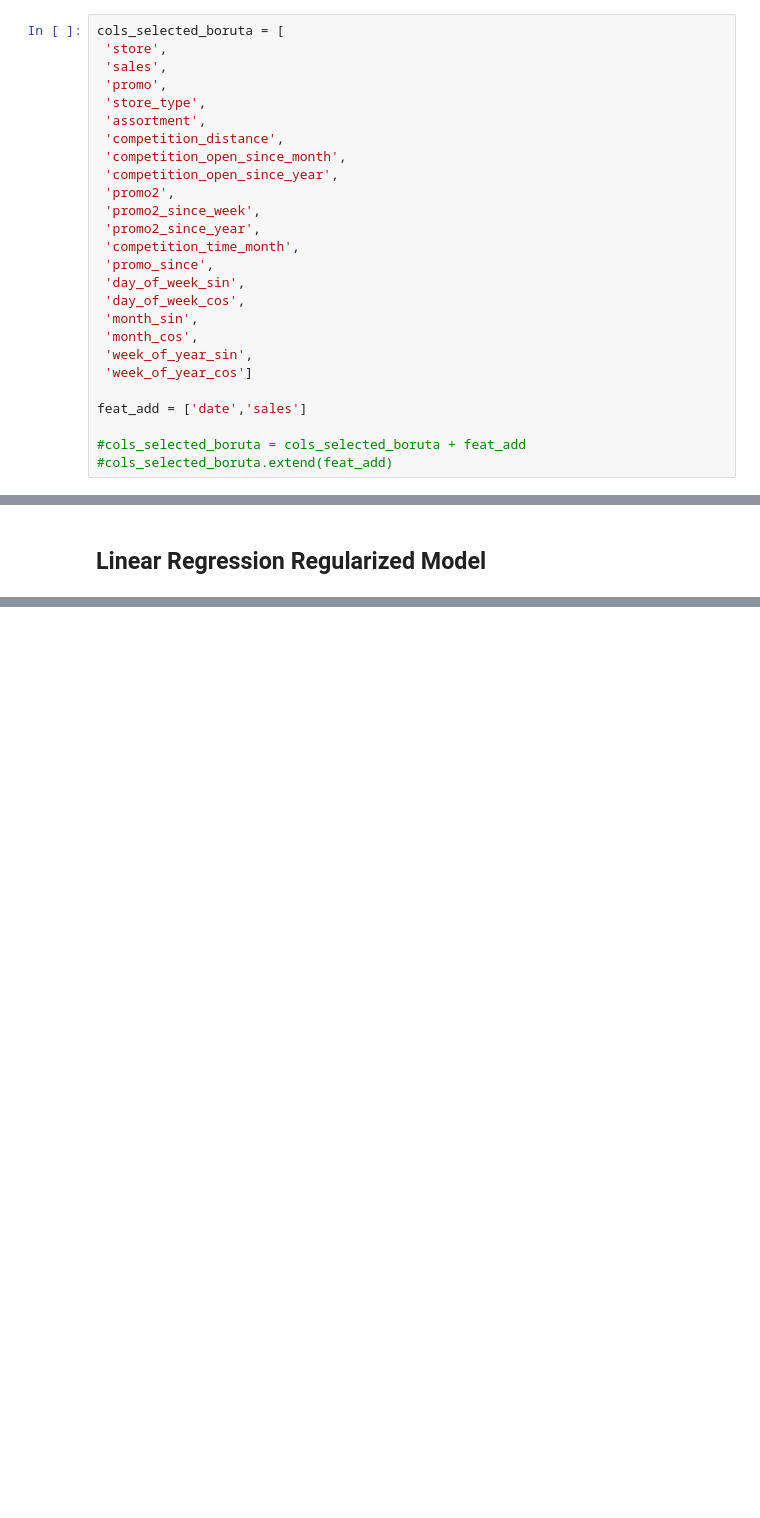
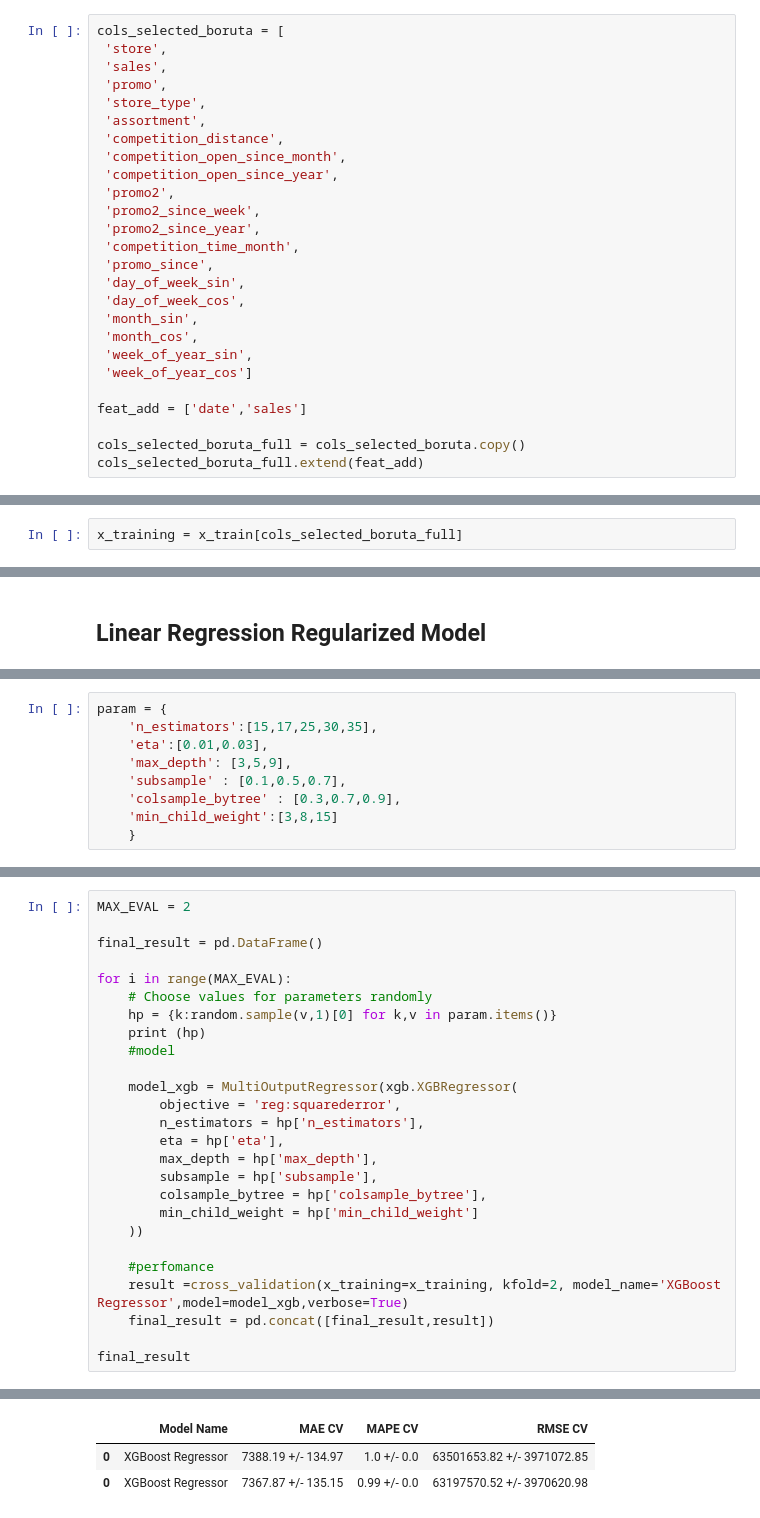
Before and after one commit to LucasK29/DataScience_Em_Producao, a Jupyter notebook: notebooks/modulo07_ machine_learning_modelling.ipynb, the cells around one changed output, grey strips where cells are left out. Saved outputs shown, nothing was run; the diff lists cells and outputs as text; blank space fills up the shorter version.

```diff
--- a/notebooks/modulo07_ machine_learning_modelling.ipynb
+++ b/notebooks/modulo07_ machine_learning_modelling.ipynb
@@ -1089,10 +1164,12 @@ cols_selected_boruta = [
 
 feat_add = ['date','sales']
 
-#cols_selected_boruta = cols_selected_boruta + feat_add
-#cols_selected_boruta.extend(feat_add)
+cols_selected_boruta_full = cols_selected_boruta.copy()
+cols_selected_boruta_full.extend(feat_add)
 # %% [markdown]
 # Machine Learning Modelling
+# %%
+x_training = x_train[cols_selected_boruta_full]
 # %%
 x_train = x_train[cols_selected_boruta]
 x_test = x_test[cols_selected_boruta]
@@ -1126,0 +1368,9 @@ baseline_result
+# %%
+param = {
+    'n_estimators':[15,17,25,30,35],
+    'eta':[0.01,0.03],
+    'max_depth': [3,5,9],
+    'subsample' : [0.1,0.5,0.7],
+    'colsample_bytree' : [0.3,0.7,0.9],
+    'min_child_weight':[3,8,15]
+    }
@@ -1126,0 +1381,27 @@ baseline_result
+# %%
+MAX_EVAL = 2
+
+final_result = pd.DataFrame()
+
+for i in range(MAX_EVAL):
+    # Choose values for parameters randomly
+    hp = {k:random.sample(v,1)[0] for k,v in param.items()}
+    print (hp)
+    #model
+
+    model_xgb = MultiOutputRegressor(xgb.XGBRegressor(
+        objective = 'reg:squarederror',
+        n_estimators = hp['n_estimators'],
+        eta = hp['eta'],
+        max_depth = hp['max_depth'],
+        subsample = hp['subsample'],
+        colsample_bytree = hp['colsample_bytree'],
+        min_child_weight = hp['min_child_weight']
+    ))
+
+    #perfomance
+    result =cross_validation(x_training=x_training, kfold=2, model_name='XGBoost Regressor',model=model_xgb,verbose=True)
+    final_result = pd.concat([final_result,result])
+
+final_result
+# %% [output]
@@ -1126,0 +1416,3 @@ baseline_result
+|  | Model Name | MAE CV | MAPE CV | RMSE CV |
+| 0 | XGBoost Regressor | 7388.19 +/- 134.97 | 1.0 +/- 0.0 | 63501653.82 +/- 3971072.85 |
+| 0 | XGBoost Regressor | 7367.87 +/- 135.15 | 0.99 +/- 0.0 | 63197570.52 +/- 3970620.98 |
```
Also changed, not shown: parts of 36 cells of this notebook.
